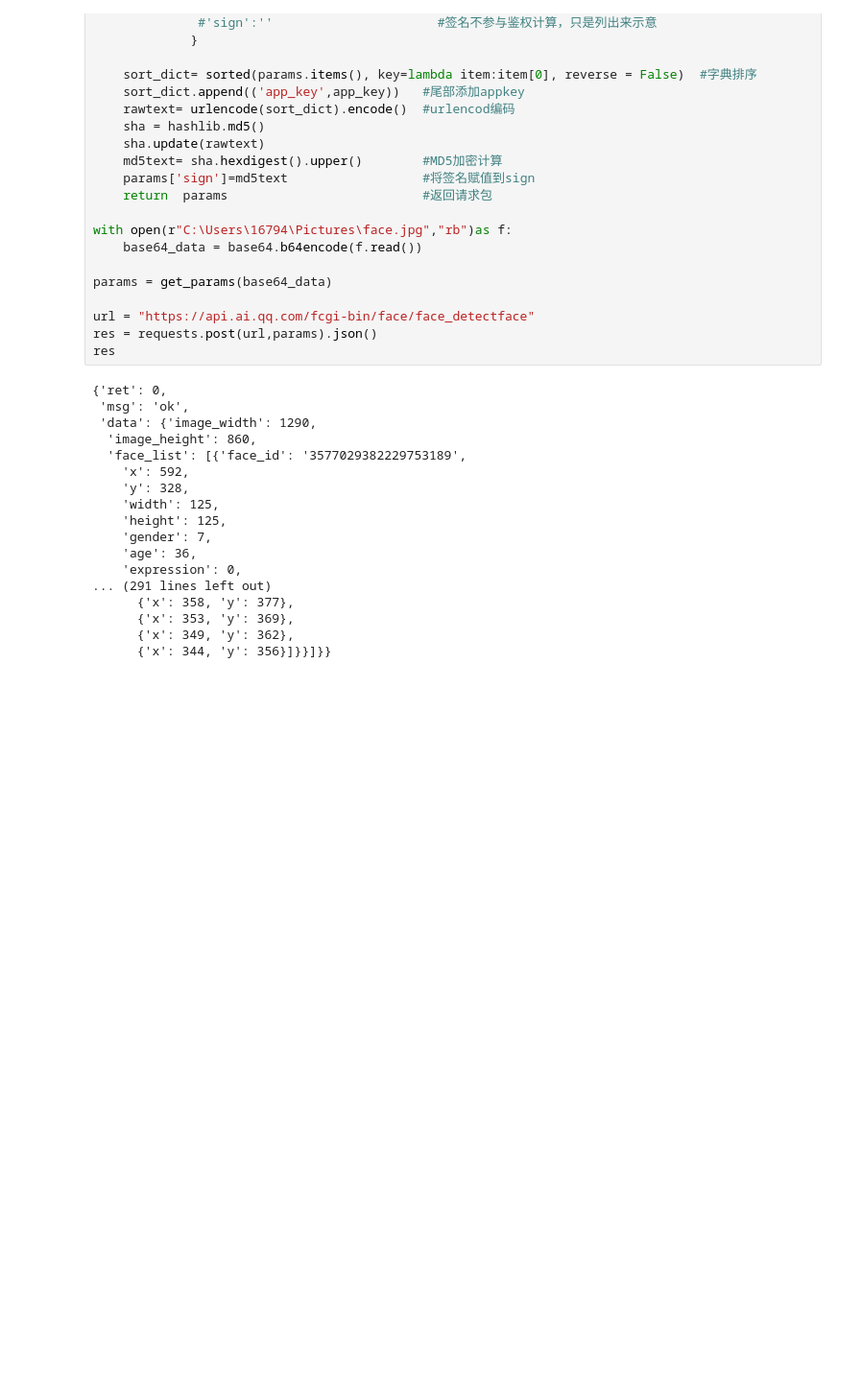
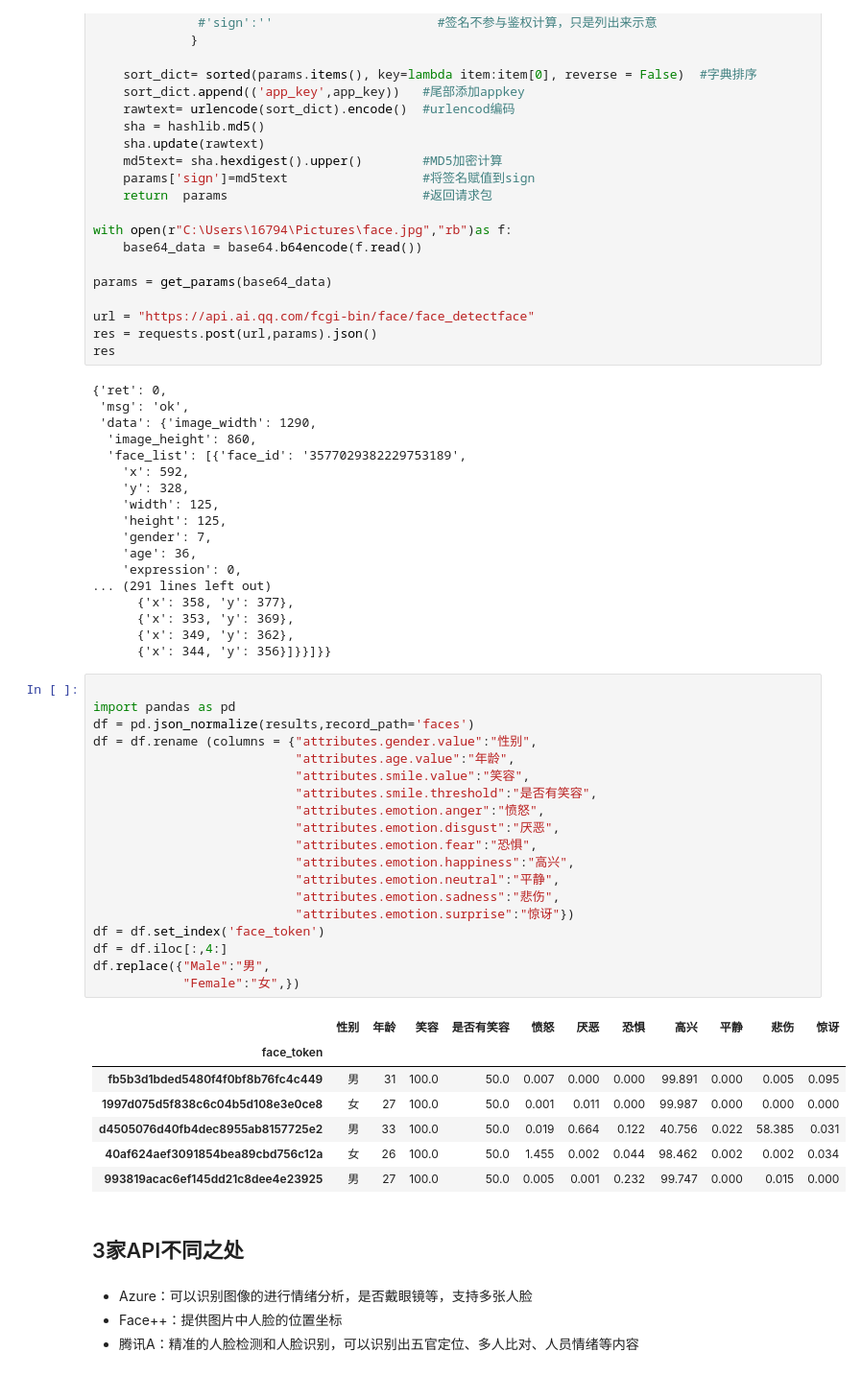
Before and after one commit to 181013118/API, a Jupyter notebook: API_face.ipynb, the cells around one changed output. Shown: that part at 96% size. Drawn from its saved outputs; the diff is of its cells as text; blank space fills up the shorter version.

```diff
--- a/API_face.ipynb
+++ b/API_face.ipynb
@@ -184,3 +225,36 @@ res
       {'x': 353, 'y': 369},
       {'x': 349, 'y': 362},
       {'x': 344, 'y': 356}]}}]}}
+# %%
+
+import pandas as pd
+df = pd.json_normalize(results,record_path='faces')
+df = df.rename (columns = {"attributes.gender.value":"性别",
+                           "attributes.age.value":"年龄",
+                           "attributes.smile.value":"笑容",
+                           "attributes.smile.threshold":"是否有笑容",
+                           "attributes.emotion.anger":"愤怒",
+                           "attributes.emotion.disgust":"厌恶",
+                           "attributes.emotion.fear":"恐惧",
+                           "attributes.emotion.happiness":"高兴",
+                           "attributes.emotion.neutral":"平静",
+                           "attributes.emotion.sadness":"悲伤",
+                           "attributes.emotion.surprise":"惊讶"})
+df = df.set_index('face_token')
+df = df.iloc[:,4:]
+df.replace({"Male":"男",
+            "Female":"女",})
+# %% [output]
+|  | 性别 | 年龄 | 笑容 | 是否有笑容 | 愤怒 | 厌恶 | 恐惧 | 高兴 | 平静 | 悲伤 | 惊讶 |
+| face_token |  |  |  |  |  |  |  |  |  |  |  |
+| fb5b3d1bded5480f4f0bf8b76fc4c449 | 男 | 31 | 100.0 | 50.0 | 0.007 | 0.000 | 0.000 | 99.891 | 0.000 | 0.005 | 0.095 |
+| 1997d075d5f838c6c04b5d108e3e0ce8 | 女 | 27 | 100.0 | 50.0 | 0.001 | 0.011 | 0.000 | 99.987 | 0.000 | 0.000 | 0.000 |
+| d4505076d40fb4dec8955ab8157725e2 | 男 | 33 | 100.0 | 50.0 | 0.019 | 0.664 | 0.122 | 40.756 | 0.022 | 58.385 | 0.031 |
+| 40af624aef3091854bea89cbd756c12a | 女 | 26 | 100.0 | 50.0 | 1.455 | 0.002 | 0.044 | 98.462 | 0.002 | 0.002 | 0.034 |
+| 993819acac6ef145dd21c8dee4e23925 | 男 | 27 | 100.0 | 50.0 | 0.005 | 0.001 | 0.232 | 99.747 | 0.000 | 0.015 | 0.000 |
+# %% [markdown]
+## 3家API不同之处
+# %% [markdown]
+* Azure：可以识别图像的进行情绪分析，是否戴眼镜等，支持多张人脸
+* Face++：提供图片中人脸的位置坐标
+* 腾讯A：精准的人脸检测和人脸识别，可以识别出五官定位、多人比对、人员情绪等内容
```
Also changed, not shown: parts of 10 cells of this notebook.
